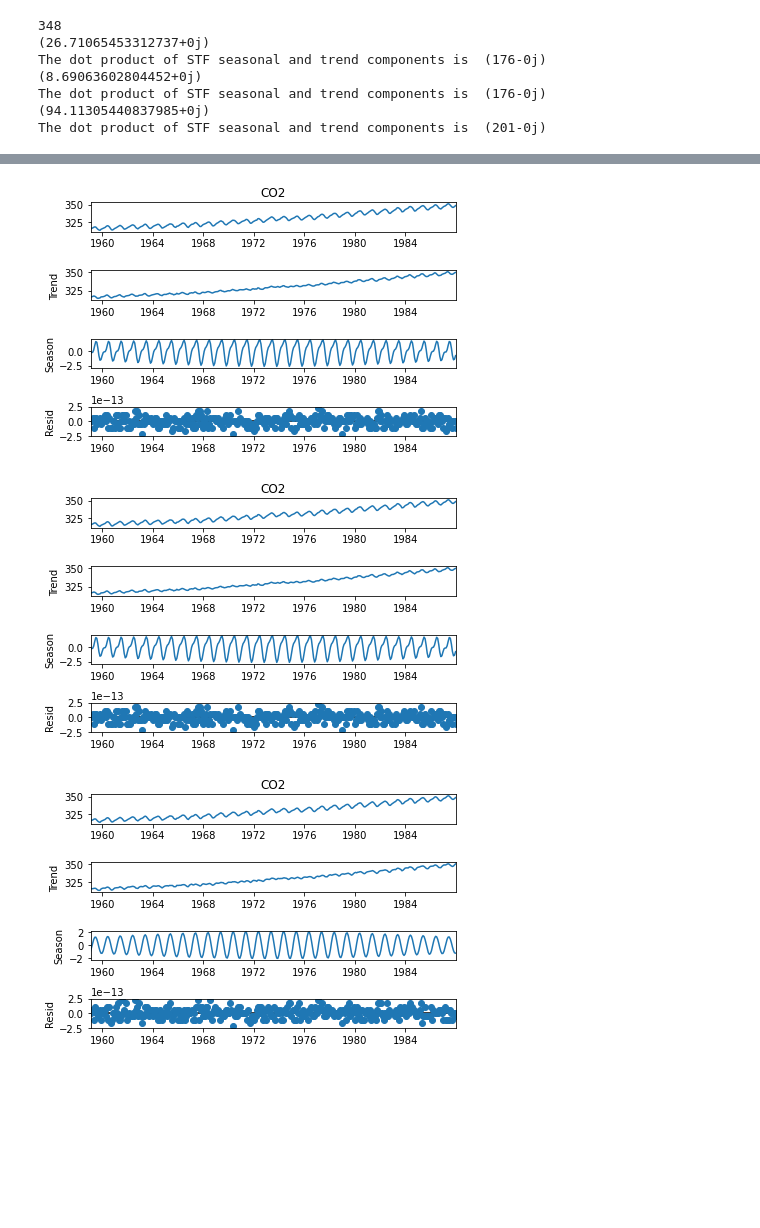
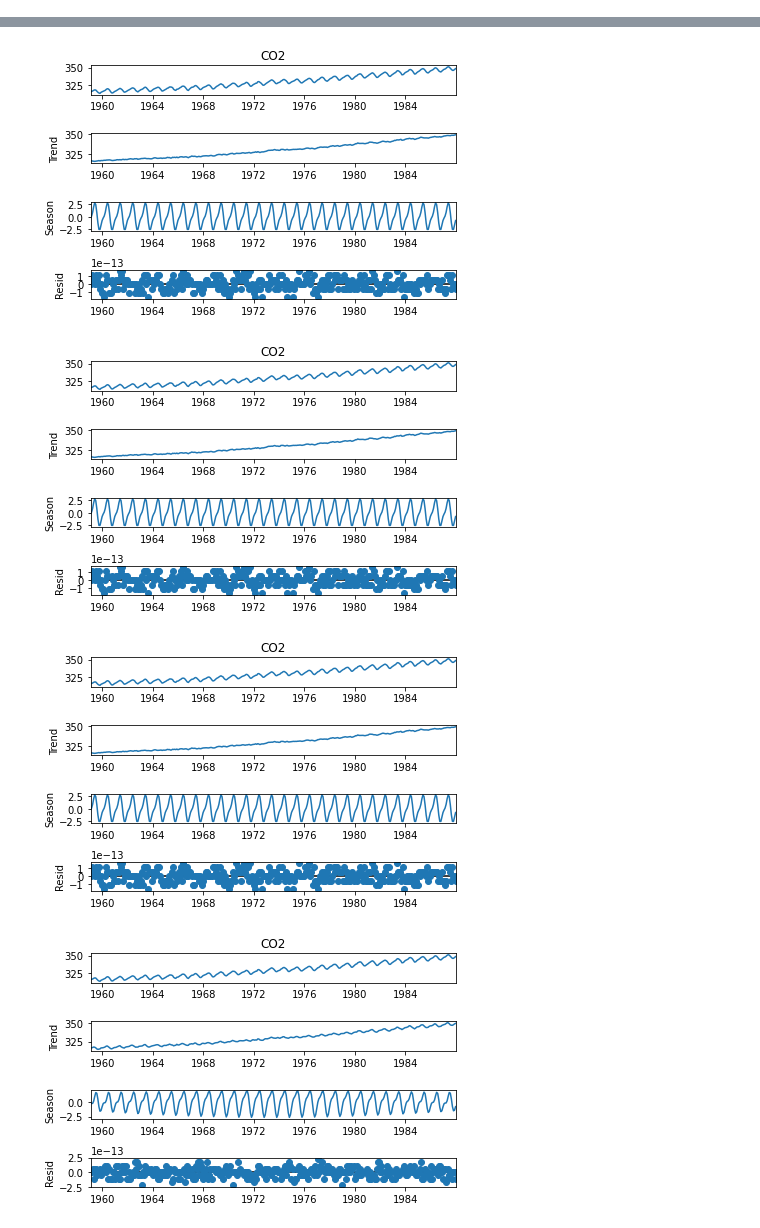
Before and after one commit to thodson-usgs/stf-decomposition, a Jupyter notebook: notebooks/02_stf_vs_stl.ipynb, the cells around one changed output, grey strips where cells are left out. Saved outputs shown, nothing was run; the diff lists cells and outputs as text; code cells hidden in the pictures; blank space fills up the shorter version.

Commit message:
Add zeropad and reflected STF versions

```diff
--- a/notebooks/02_stf_vs_stl.ipynb
+++ b/notebooks/02_stf_vs_stl.ipynb
@@ -11,7 +11,7 @@ from sklearn.metrics import mean_squared_error
 import math
 import warnings
 warnings.filterwarnings("ignore")
-class STF:
+class STF_reflected:
 
     # init method or constructor
     def __init__(self, data, window, cutoff, period):
@@ -27,8 +27,8 @@ class STF:
         t = np.array(self.data.index)
 
         f = np.array(self.data.squeeze())
-        #print(f[-1])
         half = np.floor(len(t)/2)
+        # Reflect f onto f on both tails
         reflected = np.append(np.flip(f), f)
         reflected = np.append(reflected, np.flip(f))
 
@@ -59,7 +59,6 @@ class STF:
         # Use the PSD to filter out noise
         # Filter out freqs with low power
         peaks = int(np.quantile(PSD, self.cutoff))
-        print(np.quantile(PSD, self.cutoff))
         indices = PSD < peaks
         #indices = indices[int(half):(n + int(half))]
 
@@ -90,6 +89,6 @@ class STF:
 
         # Initial Statistical Summary
        # print("The rmse", math.sqrt(mean_squared_error(co2["CO2"], (ffilt_seasonal + ffilt).real)))
-        print("The dot product of STF seasonal and trend components is ", np.round(ffilt_seasonal.dot(ffilt)))
+        #print("The dot product of STF seasonal and trend components is ", np.round(ffilt_seasonal.dot(ffilt)))
         from statsmodels.tsa.seasonal import DecomposeResult
         return DecomposeResult(self._observed, season, trend, resid, rw)
@@ -136,31 +306,35 @@ The dot product of STF seasonal and trend components is  (-13+0j)
 # %%
 co2 =pd.read_csv('../data/co2.csv', index_col='date', parse_dates=True, squeeze=True)
 
 stl = STL(co2, seasonal=13)
 res = stl.fit()
 fig = res.plot()
 
 
-stf = STF(co2, "hanning", .9955, period = 365)
+stf = STF(co2, "hanning", .99, period = 365)
 res = stf.fit()
 fig = res.plot()
 
-stf = STF(co2, "blackman", .993, period = 365)
+stf = STF(co2, "blackman", .99, period = 365)
 res = stf.fit()
 fig = res.plot()
 
-stf = STF(co2, "tukey", .995, period = 365)
+stf = STF(co2, "tukey", .99, period = 365)
 res = stf.fit()
 fig = res.plot()
+
+
+stf = STF_reflected(co2, "blackman", .996, period = 365)
+res = stf.fit()
+fig = res.plot()
+
+
+stf = STF_zeropad(co2, "blackman", .99, period = 12)
+res = stf.fit()
+fig = res.plot()
 # %% [output]
-348
-(26.71065453312737+0j)
-The dot product of STF seasonal and trend components is  (176-0j)
-(8.69063602804452+0j)
-The dot product of STF seasonal and trend components is  (176-0j)
-(94.11305440837985+0j)
-The dot product of STF seasonal and trend components is  (201-0j)
 [figure]
-[figure, old version]
+[figure, new version]
-[figure, old version]
+[figure, new version]
-[figure, old version]
+[figure, new version]
+[figure, added]
```
Also changed, not shown: parts of 6 cells of this notebook.
